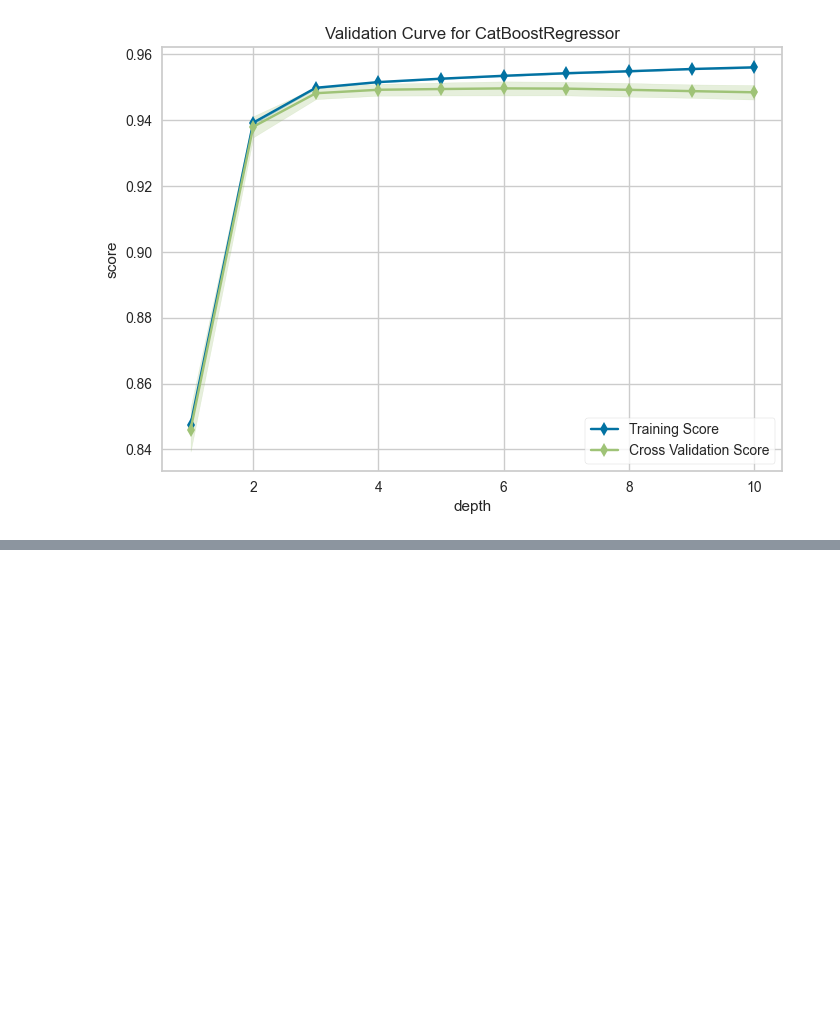
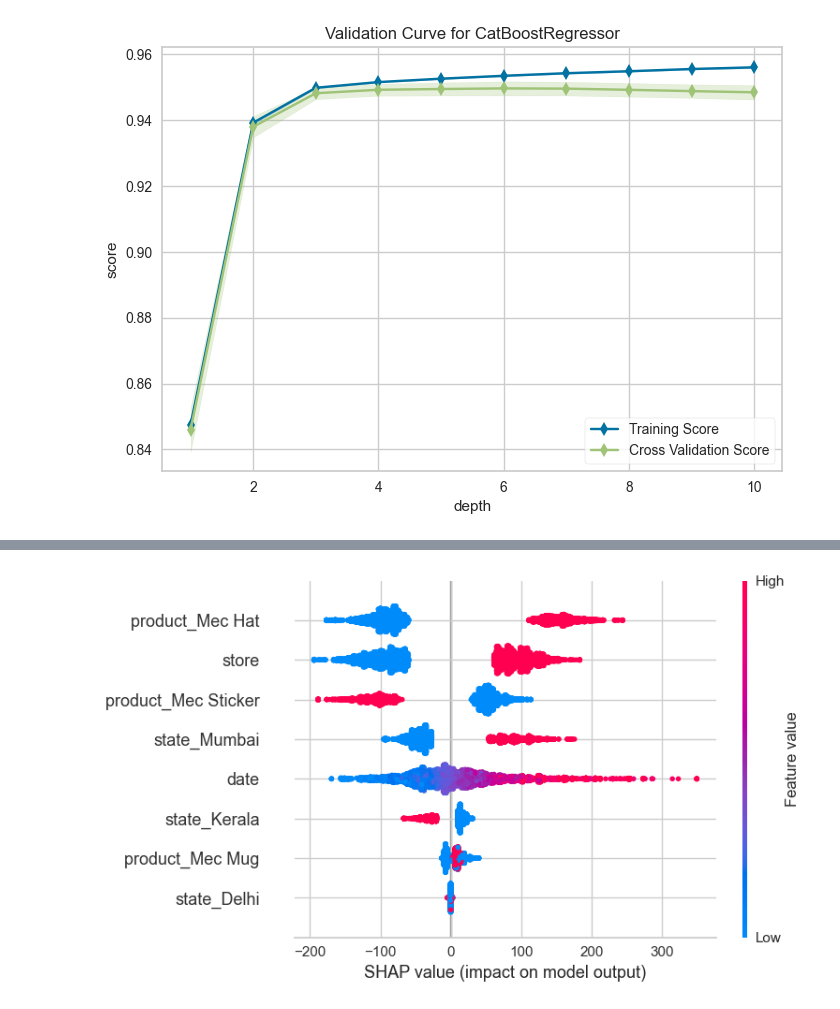
Before and after one commit to karthikgkumar/NeuralNet, a Jupyter notebook: EDA_excel.ipynb, the cells around one changed output, grey strips where cells are left out. Drawn from its saved outputs; the diff is of its cells as text; code cells hidden in the pictures; blank space fills up the shorter version.

Commit message:
Model Training Complete

```diff
--- a/EDA_excel.ipynb
+++ b/EDA_excel.ipynb
@@ -228,0 +232,4 @@ exp.plot_model(tune_catboost, plot='manifold')
+# %%
+exp.interpret_model(tune_catboost)
+# %% [output]
+[figure, added]
```
Also changed, not shown: parts of 16 cells of this notebook, 6 other files.
